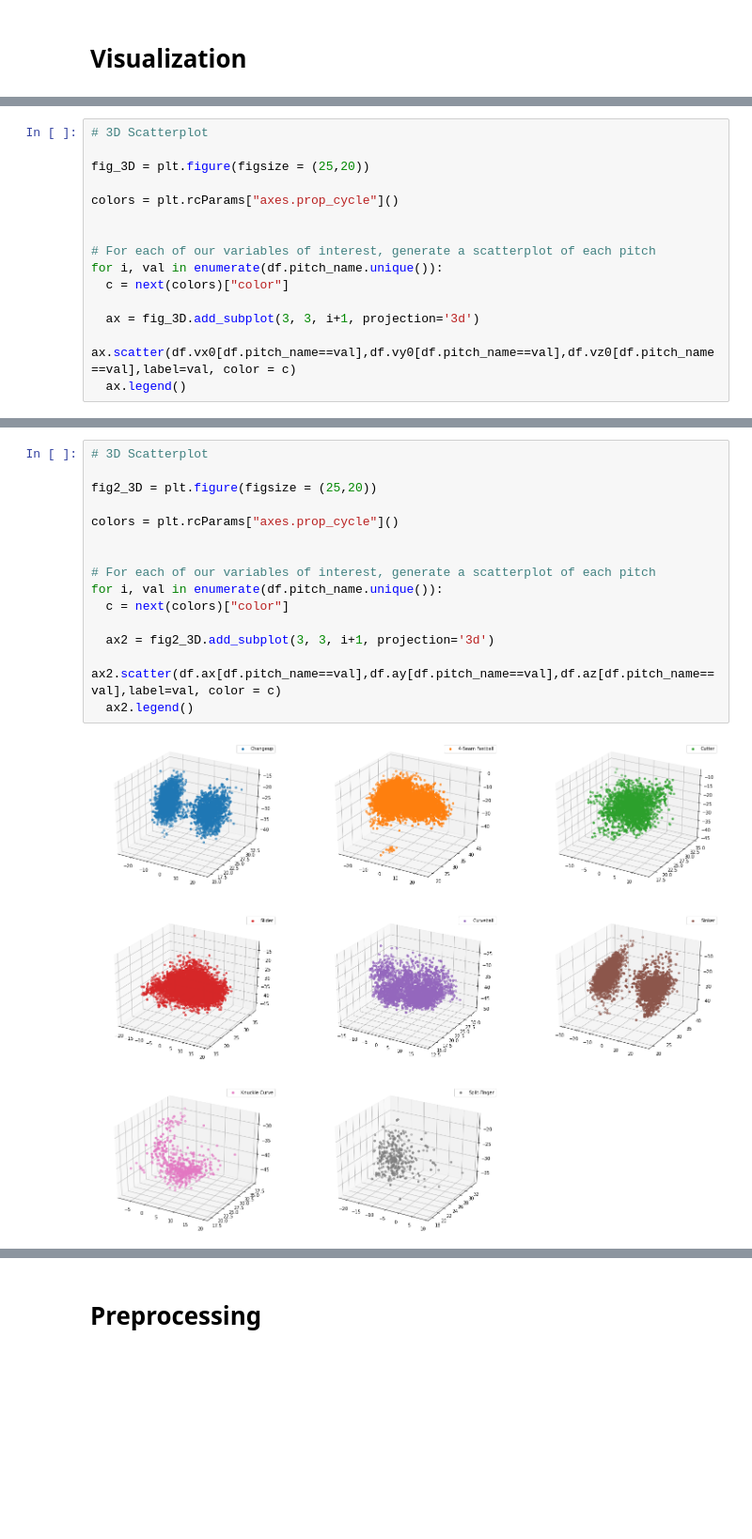
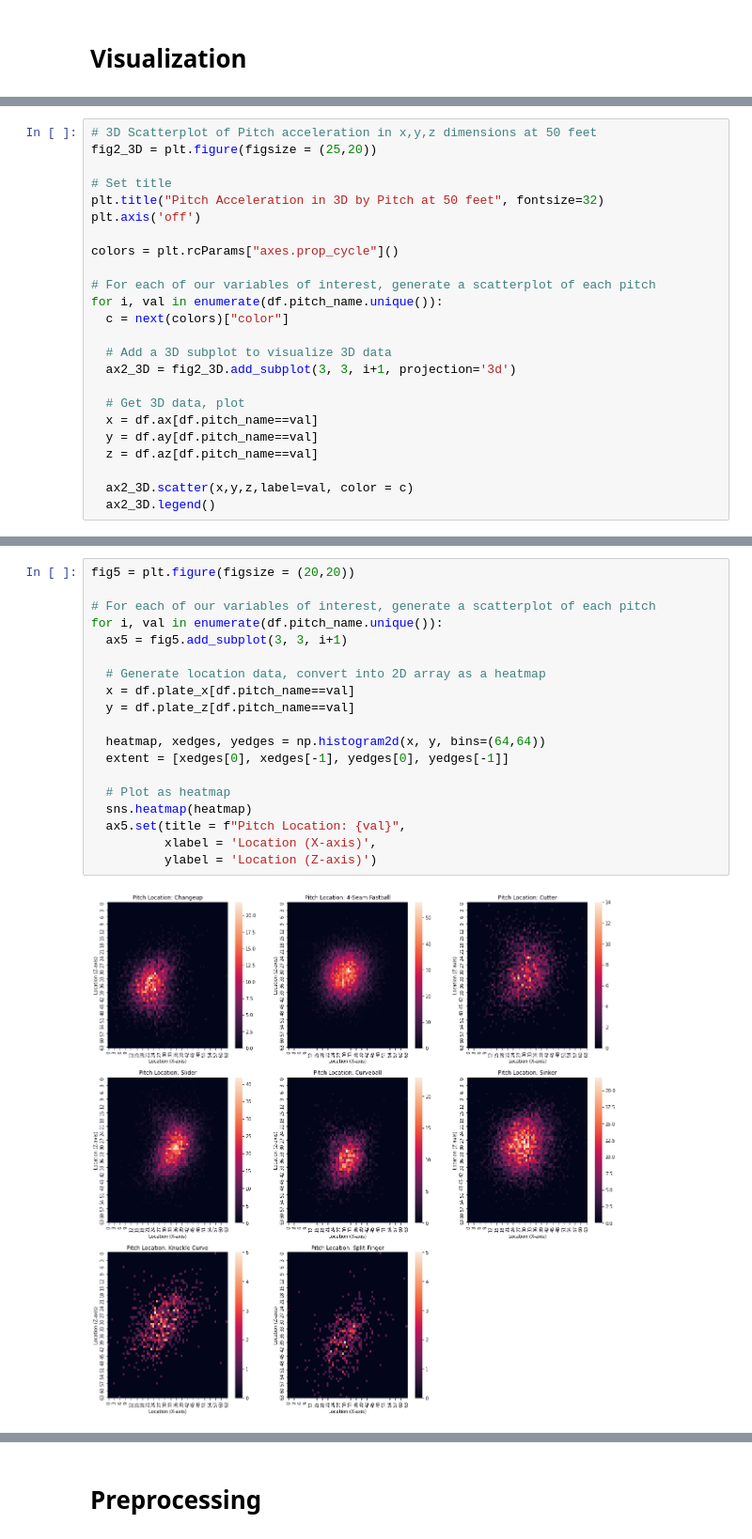
Before and after one commit to joshsalce/Pitch-Classifier-MLB-2022, a Jupyter notebook: Classifier_1.ipynb, the cells around one changed output, grey strips where cells are left out. Shown at 94% size. Cells and saved outputs as stored; diff of their text form; blank space fills up the shorter version.

Commit message:
Finished Visualizations Section (9-11am)
Added histograms for Effective Speed and Spin Rate, figured out heatmaps in seaborn as subplots, added titles to all 6 plots

```diff
--- a/Classifier_1.ipynb
+++ b/Classifier_1.ipynb
@@ -346,16 +421,25 @@ df
 # %%
-# 3D Scatterplot
+# 3D Scatterplot of Pitch acceleration in x,y,z dimensions at 50 feet
+fig2_3D = plt.figure(figsize = (25,20))
 
-fig_3D = plt.figure(figsize = (25,20))
+# Set title
+plt.title("Pitch Acceleration in 3D by Pitch at 50 feet", fontsize=32)
+plt.axis('off')
 
 colors = plt.rcParams["axes.prop_cycle"]()
-
 
 # For each of our variables of interest, generate a scatterplot of each pitch
 for i, val in enumerate(df.pitch_name.unique()):
   c = next(colors)["color"]
 
-  ax = fig_3D.add_subplot(3, 3, i+1, projection='3d')
-  ax.scatter(df.vx0[df.pitch_name==val],df.vy0[df.pitch_name==val],df.vz0[df.pitch_name==val],label=val, color = c)
-  ax.legend()
+  # Add a 3D subplot to visualize 3D data
+  ax2_3D = fig2_3D.add_subplot(3, 3, i+1, projection='3d')
+
+  # Get 3D data, plot
+  x = df.ax[df.pitch_name==val]
+  y = df.ay[df.pitch_name==val]
+  z = df.az[df.pitch_name==val]
+
+  ax2_3D.scatter(x,y,z,label=val, color = c)
+  ax2_3D.legend()
 # %% [output]
@@ -363,17 +498,21 @@ for i, val in enumerate(df.pitch_name.unique()):
 # %%
-# 3D Scatterplot
-
-fig2_3D = plt.figure(figsize = (25,20))
-
-colors = plt.rcParams["axes.prop_cycle"]()
-
+fig5 = plt.figure(figsize = (20,20))
 
 # For each of our variables of interest, generate a scatterplot of each pitch
 for i, val in enumerate(df.pitch_name.unique()):
-  c = next(colors)["color"]
+  ax5 = fig5.add_subplot(3, 3, i+1)
 
-  ax2 = fig2_3D.add_subplot(3, 3, i+1, projection='3d')
-  ax2.scatter(df.ax[df.pitch_name==val],df.ay[df.pitch_name==val],df.az[df.pitch_name==val],label=val, color = c)
-  ax2.legend()
+  # Generate location data, convert into 2D array as a heatmap
+  x = df.plate_x[df.pitch_name==val]
+  y = df.plate_z[df.pitch_name==val]
+
+  heatmap, xedges, yedges = np.histogram2d(x, y, bins=(64,64))
+  extent = [xedges[0], xedges[-1], yedges[0], yedges[-1]]
+
+  # Plot as heatmap
+  sns.heatmap(heatmap)
+  ax5.set(title = f"Pitch Location: {val}",
+          xlabel = 'Location (X-axis)',
+          ylabel = 'Location (Z-axis)')
 # %% [output]
-[figure, old version]
+[figure, new version]
```
Also changed, not shown: parts of 22 cells of this notebook.
